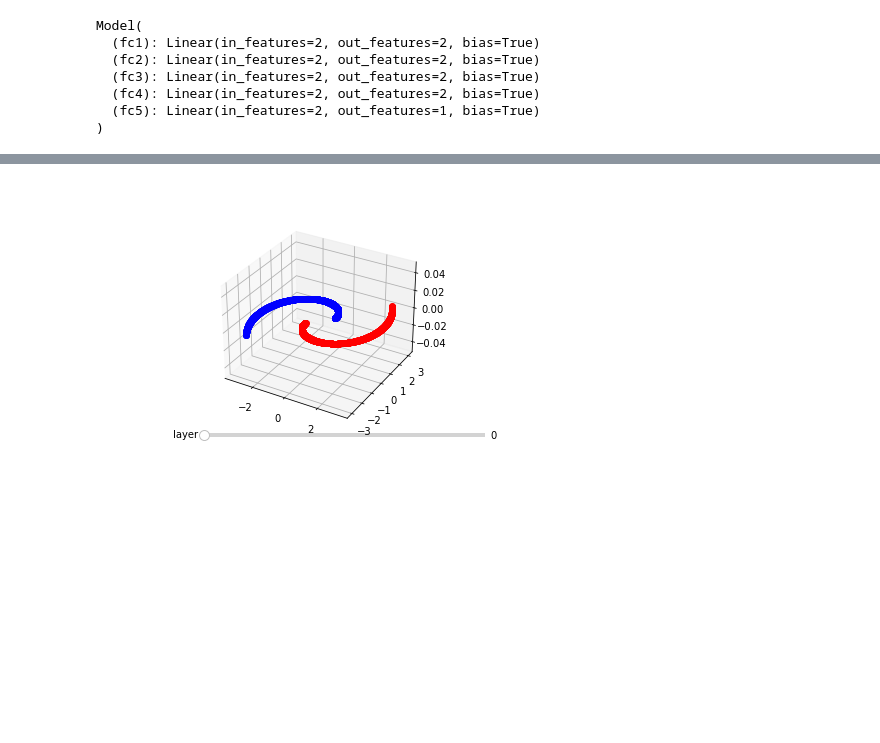
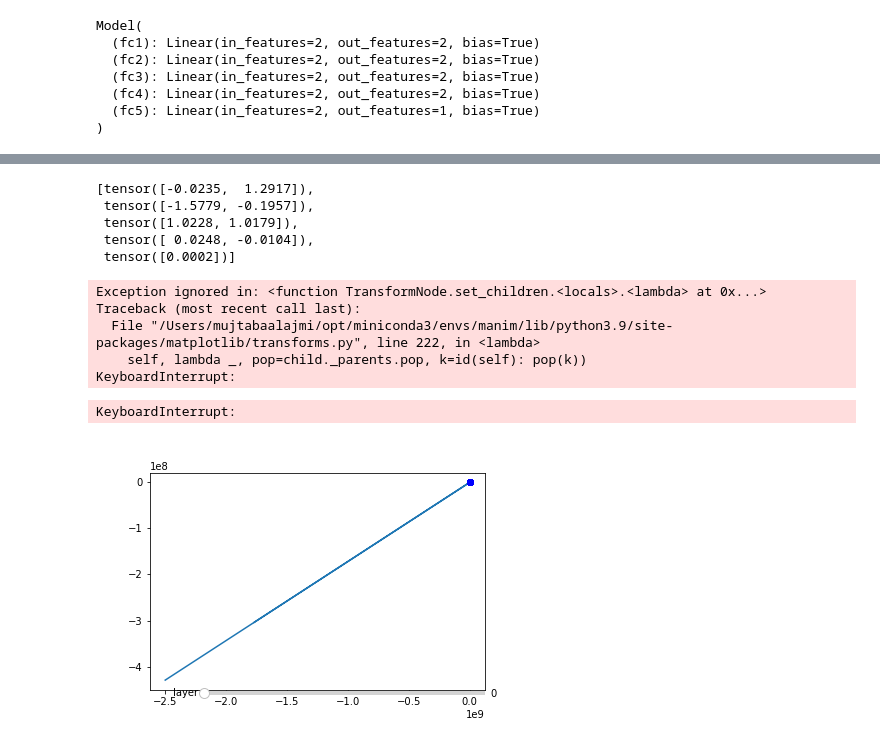
Before and after one commit to igreat/animations, a Jupyter notebook: manifold-hypothesis/testing.ipynb, the cells around one changed output, grey strips where cells are left out. Saved outputs shown, nothing was run; the diff lists cells and outputs as text; code cells hidden in the pictures; blank space fills up the shorter version.

Commit message:
Code cleanup plus testing reverse transformations
also added a boundary line at the end, but I unfortunately couldn't get the reverse transformation to work on it

```diff
--- a/manifold-hypothesis/testing.ipynb
+++ b/manifold-hypothesis/testing.ipynb
@@ -9,5 +44,5 @@ import matplotlib.pyplot as plt
 # %%
-t = np.arange(2, 10, 0.01) * 0.4
+t = np.arange(2, 10, 0.0001) * 0.4
 blue_spiral = np.array([np.cos(t), np.sin(t)]) * t
 plt.grid()
 plt.plot(*blue_spiral, "bo")
@@ -67,12 +101,14 @@ class Model(nn.Module):
         x = torch.tanh(x)
         outputs.append(x)
 
+        x = self.fc5(x)
+        outputs.append(x)
 
-        return self.fc5(x), outputs
+        return x, outputs
 # %%
 model = Model().float()
 
-optimizer = optim.SGD(model.parameters(), lr=1e-3)
+optimizer = optim.Adam(model.parameters(), lr=1e-3)
 model.requires_grad_(True)
 # %% [output]
 Model(
@@ -136,24 +156,85 @@ list(model.parameters())
+# %%
+biases
+# %% [output]
+[tensor([-0.0235,  1.2917]),
+ tensor([-1.5779, -0.1957]),
+ tensor([1.0228, 1.0179]),
+ tensor([ 0.0248, -0.0104]),
+ tensor([0.0002])]
+# %%
+def leaky_relu_inv(x, negative_slope=0.01):
+    return torch.minimum(1/negative_slope*x, x)
 # %%
 from matplotlib.widgets import Slider
 %matplotlib widget
 
 x, labels = data[:, 0:2], data[:, 2].detach().numpy()
 _, hidden_out = model(x)
 
+
+# TRY TO GET THE REVERSE TRANSFORMATION TO WORK!
+w = list(model.parameters())[-2].detach().squeeze(0)
+b = list(model.parameters())[-1].detach().squeeze(0)
+x = np.arange(-100, 100, 0.001)
+y = -w[0]/w[1] * x - b / w[1]
+
+line = np.concatenate((x.reshape(-1, 1), y.reshape(-1, 1)), axis=1)
+
+
+bound = torch.tensor(line).float().detach()
+bounds = [bound]
+
+W = list(reversed(list(model.parameters())))[2:]
+bound = leaky_relu_inv(bound)
+bounds.append(bound)
+bound -= W[0]
+bound = bound @ torch.inverse(W[1])
+bounds.append(bound)
+bound = leaky_relu_inv(bound)
+bounds.append(bound)
+bound -= W[2]
+bound = bound @ torch.inverse(W[3])
+bounds.append(bound)
+bound = leaky_relu_inv(bound)
+bounds.append(bound)
+bound -= W[4]
+bound = bound @ torch.inverse(W[5])
+bounds.append(bound)
+# something goes wrong here?
+bound = leaky_relu_inv(bound)
+bounds.append(bound)
+bound -= W[6]
+bound = bound @ torch.inverse(W[7])
+bounds.append(bound)
+bounds = list(reversed(bounds))
+ax = plt.axes()
+
+
+
 ax_layer = plt.axes([0.25, 0.1, 0.65, 0.03])
-layer_slider = Slider(ax_layer, label="layer", valmin=0, valmax=len(hidden_out)-1, valstep=1)
+layer_slider = Slider(ax_layer, label="layer", valmin=0, valmax=len(hidden_out) - 2, valstep=1)
 
-ax = plt.axes(projection="3d")
 def update_graph(val):
     ax.clear()
     layer = hidden_out[layer_slider.val].detach().numpy()
+    ax.plot(*bounds[layer_slider.val].detach().numpy().T)
+
     for h_out, label in zip(layer, labels):
         color = "ro" if label == 0 else "bo"
-        ax.plot3D(*h_out, color)
+        ax.plot(*h_out, color)
+
+    ax.set_ylim([-5, 5])
+    ax.set_xlim([-5,5])
 
 update_graph(0)
 layer_slider.on_changed(update_graph)
 
 plt.show()
 # %% [output]
+Exception ignored in: <function TransformNode.set_children.<locals>.<lambda> at 0x...>
+Traceback (most recent call last):
+  File "/Users/mujtabaalajmi/opt/miniconda3/envs/manim/lib/python3.9/site-packages/matplotlib/transforms.py", line 222, in <lambda>
+    self, lambda _, pop=child._parents.pop, k=id(self): pop(k))
+KeyboardInterrupt:
+KeyboardInterrupt:
-[figure, old version]
+[figure, new version]
```
Also changed, not shown: parts of 7 cells of this notebook, 4 other files.
